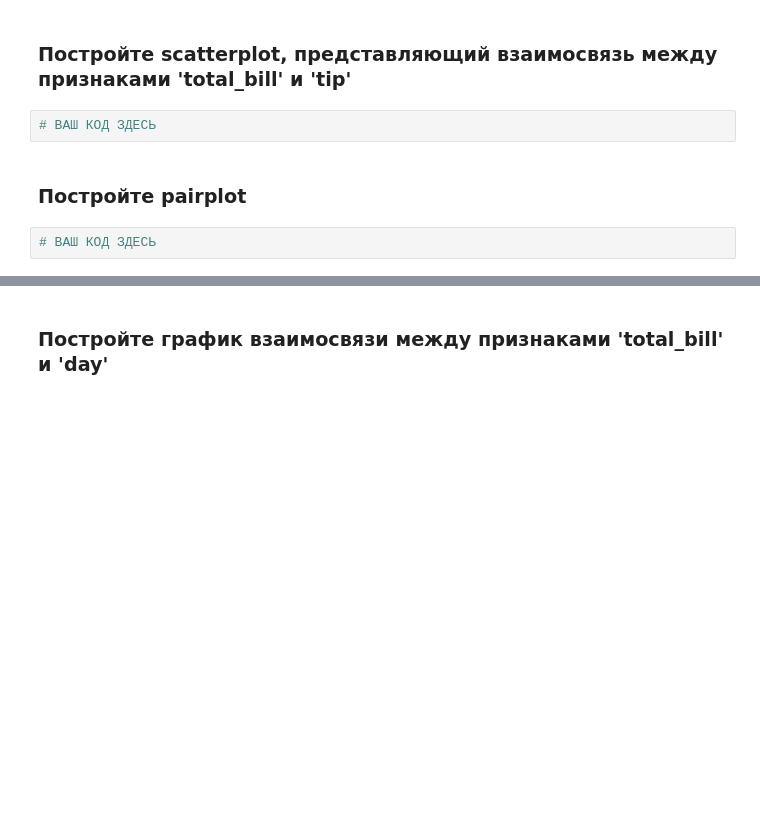
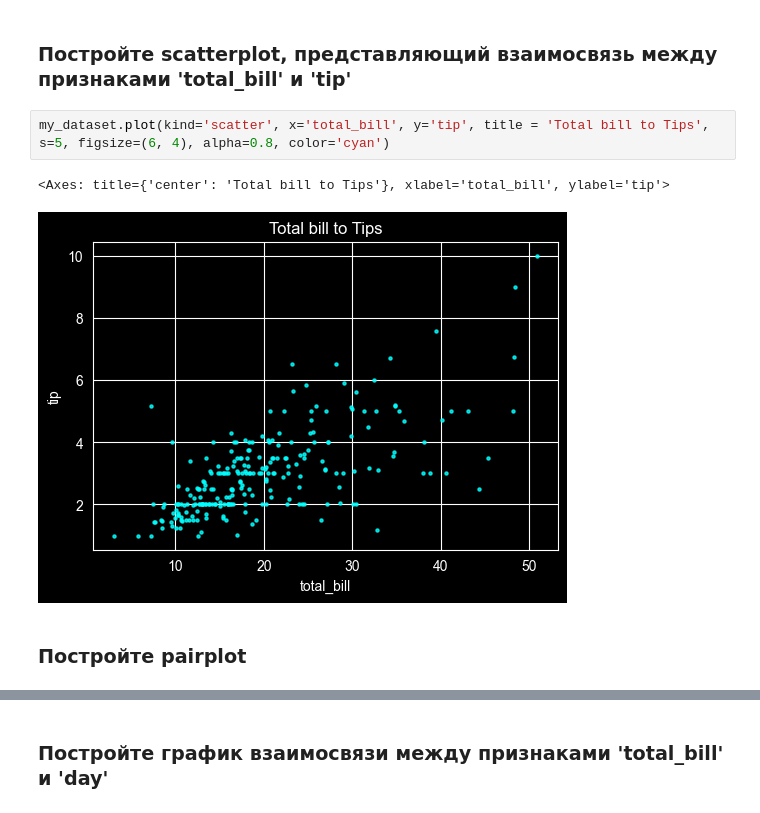
Before and after one commit to Evgeny725/ml-basics, a Jupyter notebook: homework_07/homework_07.ipynb, the cells around one changed output, grey strips where cells are left out. Saved outputs shown, nothing was run; the diff lists cells and outputs as text; blank space fills up the shorter version.

```diff
--- a/homework_07/homework_07.ipynb
+++ b/homework_07/homework_07.ipynb
@@ -291,8 +287,9 @@ print(my_dataset)
 # %% [markdown]
 ### Постройте scatterplot, представляющий взаимосвязь между признаками 'total_bill' и 'tip'
-# %%
-# ВАШ КОД ЗДЕСЬ
+# %%
+my_dataset.plot(kind='scatter', x='total_bill', y='tip', title = 'Total bill to Tips', s=5, figsize=(6, 4), alpha=0.8, color='cyan')
+# %% [output]
+<Axes: title={'center': 'Total bill to Tips'}, xlabel='total_bill', ylabel='tip'>
+[figure, added]
 # %% [markdown]
 ### Постройте pairplot
-# %%
-# ВАШ КОД ЗДЕСЬ
```
Also changed, not shown: parts of 4 cells of this notebook.
